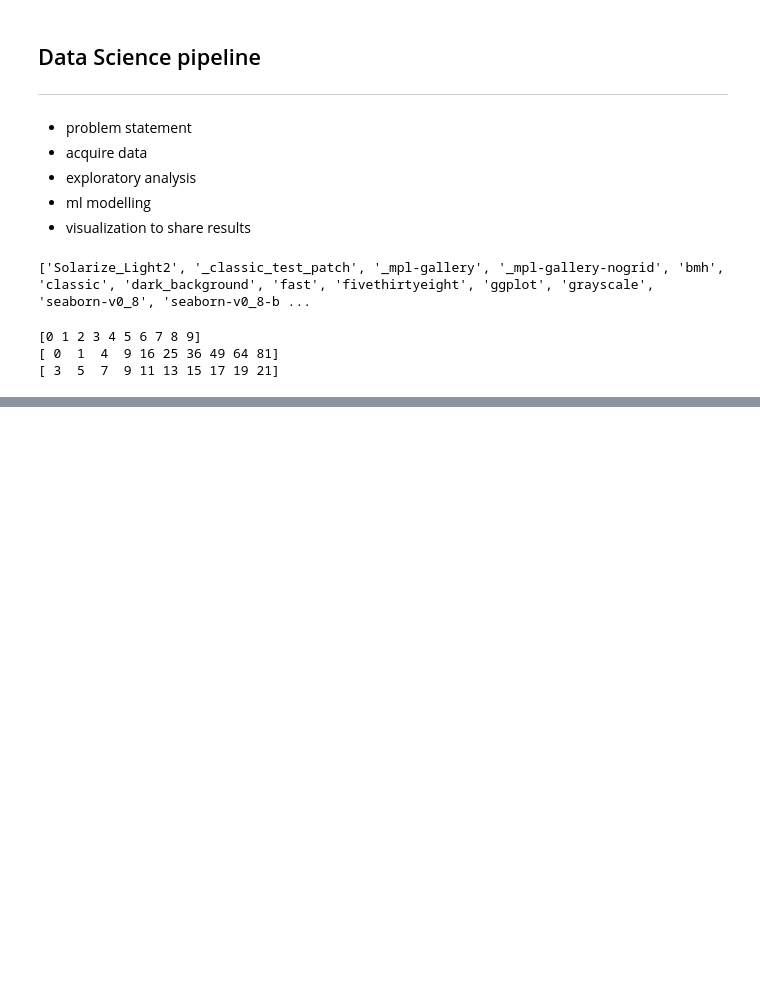
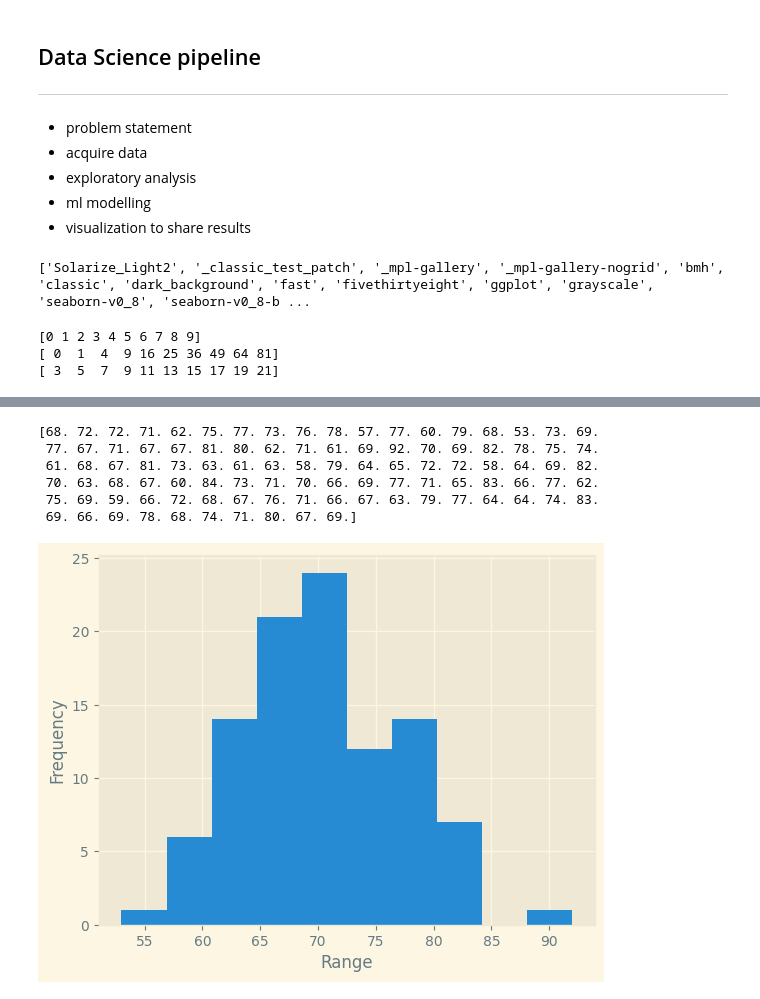
Before and after one commit to InsaneJSK/LearnInPublic, a Jupyter notebook: Python/cool-python-stuff/data-visualization.ipynb, the cells around one changed output, grey strips where cells are left out. Drawn from its saved outputs; the diff is of its cells as text; code cells hidden in the pictures; blank space fills up the shorter version.

```diff
--- a/Python/cool-python-stuff/data-visualization.ipynb
+++ b/Python/cool-python-stuff/data-visualization.ipynb
@@ -52,0 +72,22 @@ plt.show()
+# %%
+Xsn = np.random.randn(100)
+sigma = 8
+mu = 70
+X = np.round(Xsn*sigma + mu)
+X2 = np.round(Xsn*5 + 40)
+print(X)
+# %% [output]
+[68. 72. 72. 71. 62. 75. 77. 73. 76. 78. 57. 77. 60. 79. 68. 53. 73. 69.
+ 77. 67. 71. 67. 67. 81. 80. 62. 71. 61. 69. 92. 70. 69. 82. 78. 75. 74.
+ 61. 68. 67. 81. 73. 63. 61. 63. 58. 79. 64. 65. 72. 72. 58. 64. 69. 82.
+ 70. 63. 68. 67. 60. 84. 73. 71. 70. 66. 69. 77. 71. 65. 83. 66. 77. 62.
+ 75. 69. 59. 66. 72. 68. 67. 76. 71. 66. 67. 63. 79. 77. 64. 64. 74. 83.
+ 69. 66. 69. 78. 68. 74. 71. 80. 67. 69.]
+# %%
+plt.style.use('Solarize_Light2')
+plt.hist(X)
+plt.xlabel("Range")
+plt.ylabel("Frequency")
+plt.show()
+# %% [output]
+[figure, added]
```
Also changed, not shown: parts of 5 cells of this notebook.
